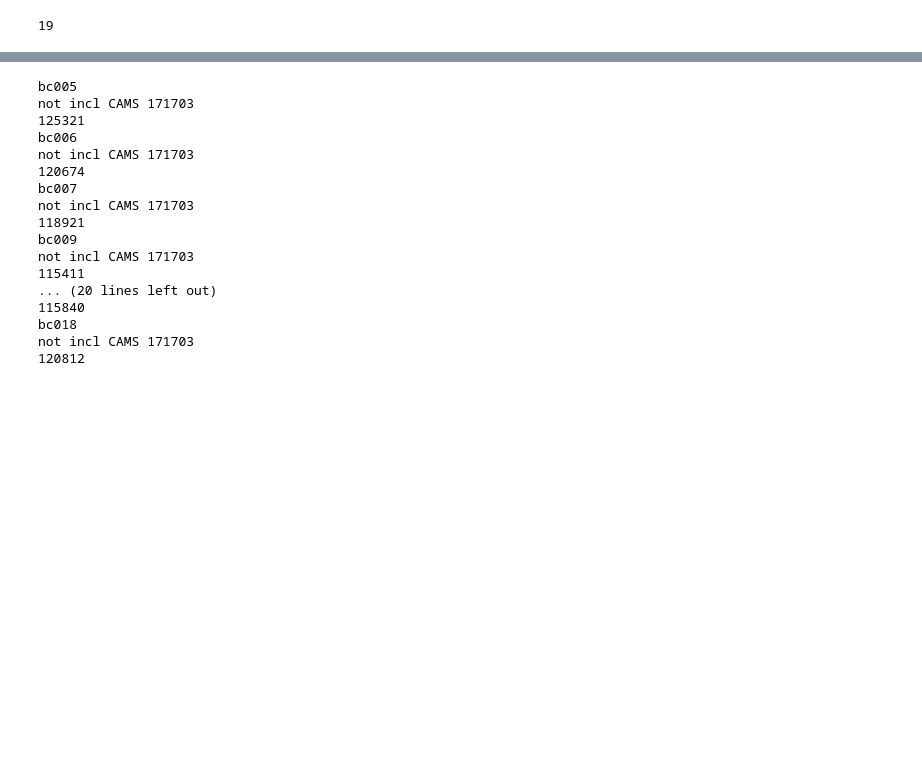
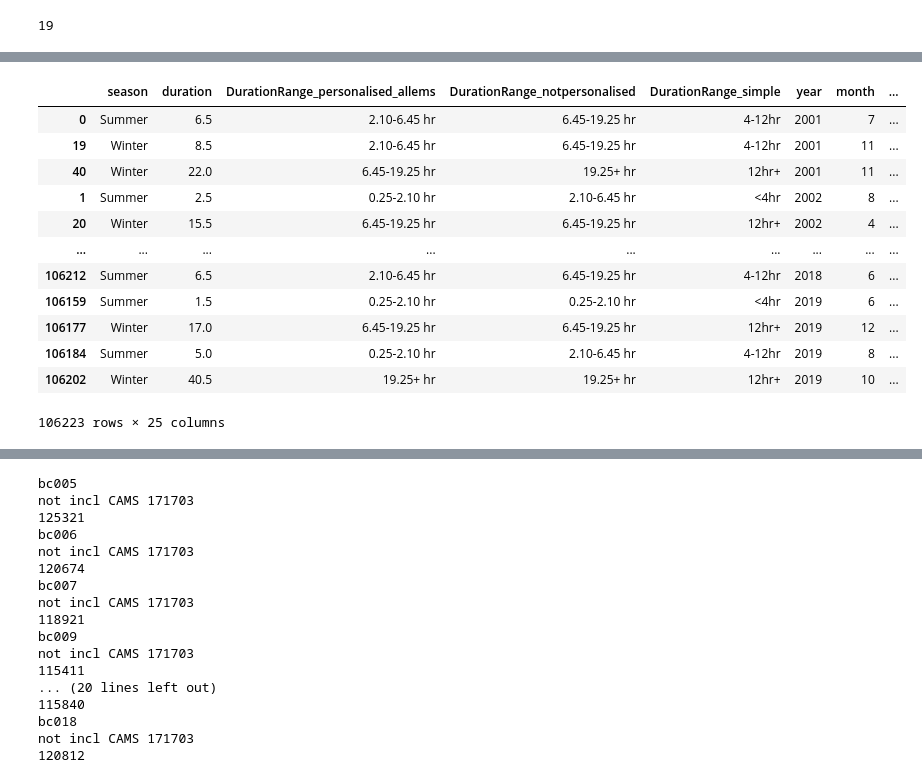
Before and after one commit to masher92/UKCP18, a Jupyter notebook: FindIndependentRainfallEvents/ProcessEvents/CheckingFileNumbers.ipynb, the cells around one changed output, grey strips where cells are left out. Drawn from its saved outputs; the diff is of its cells as text; code cells hidden in the pictures; blank space fills up the shorter version.

```diff
--- a/FindIndependentRainfallEvents/ProcessEvents/CheckingFileNumbers.ipynb
+++ b/FindIndependentRainfallEvents/ProcessEvents/CheckingFileNumbers.ipynb
@@ -99,6 +155,20 @@ for em in ems_future:
 # %%
-with open(home_dir +  f"ProcessedData/AMAX_Events/UKCP18_30mins/Future/event_props_dict_future_new.pickle", 'rb') as handle:
-    events_props_dict_future = pickle.load(handle)
+events_props_dict_present = []
+ems_present = ['bc005', 'bc006', 'bc007', 'bc009', 'bc010', 'bc011', 'bc012', 'bc013', 'bc015', 'bc016', 'bc017', 'bc018']
+for em in ems_present:
+    with open(home_dir +  f"ProcessedData/AMAX_Events/UKCP18_30mins/Present/event_props_dict_{em}.pickle", 'rb') as handle:
+        events_props_dict = pickle.load(handle)
+    events_props_dict_present = events_props_dict_present + events_props_dict
+## Join into one dataframe
+present_allevents = pd.DataFrame(events_props_dict_present)
+present_allevents['Climate'] = 'Present'
 
-with open(home_dir +  f"ProcessedData/AMAX_Events/UKCP18_30mins/Future/event_props_dict_present.pickle", 'rb') as handle:
-    events_props_dict_present = pickle.load(handle)
+events_props_dict_future = []
+ems_future = ['bb195', 'bb192', 'bb198', 'bb208', 'bb225','bb222', 'bb201', 'bb204', 'bb216', 'bb219', 'bb211']
+for em in ems_future:
+    with open(home_dir +  f"ProcessedData/AMAX_Events/UKCP18_30mins/Future/event_props_dict_{em}.pickle", 'rb') as handle:
+        events_props_dict = pickle.load(handle)
+    events_props_dict_future = events_props_dict_future + events_props_dict
+## Join into one dataframe
+future_allevents = pd.DataFrame(events_props_dict_future)
+future_allevents['Climate'] = 'Future'
@@ -147,0 +273,16 @@ bb225
+# %%
+this_em.sort_values(by=['gauge_num', 'year'], ascending=[True, True])
+# %% [output]
+|  | season | duration | DurationRange_personalised_allems | DurationRange_notpersonalised | DurationRange_simple | year | month | ... |
+| 0 | Summer | 6.5 | 2.10-6.45 hr | 6.45-19.25 hr | 4-12hr | 2001 | 7 | ... |
+| 19 | Winter | 8.5 | 2.10-6.45 hr | 6.45-19.25 hr | 4-12hr | 2001 | 11 | ... |
+| 40 | Winter | 22.0 | 6.45-19.25 hr | 19.25+ hr | 12hr+ | 2001 | 11 | ... |
+| 1 | Summer | 2.5 | 0.25-2.10 hr | 2.10-6.45 hr | <4hr | 2002 | 8 | ... |
+| 20 | Winter | 15.5 | 6.45-19.25 hr | 6.45-19.25 hr | 12hr+ | 2002 | 4 | ... |
+| ... | ... | ... | ... | ... | ... | ... | ... | ... |
+| 106212 | Summer | 6.5 | 2.10-6.45 hr | 6.45-19.25 hr | 4-12hr | 2018 | 6 | ... |
+| 106159 | Summer | 1.5 | 0.25-2.10 hr | 0.25-2.10 hr | <4hr | 2019 | 6 | ... |
+| 106177 | Winter | 17.0 | 6.45-19.25 hr | 6.45-19.25 hr | 12hr+ | 2019 | 12 | ... |
+| 106184 | Summer | 5.0 | 0.25-2.10 hr | 2.10-6.45 hr | 4-12hr | 2019 | 8 | ... |
+| 106202 | Winter | 40.5 | 19.25+ hr | 19.25+ hr | 12hr+ | 2019 | 10 | ... |
+106223 rows × 25 columns
```
Also changed, not shown: parts of 28 cells of this notebook, 43 other files.
